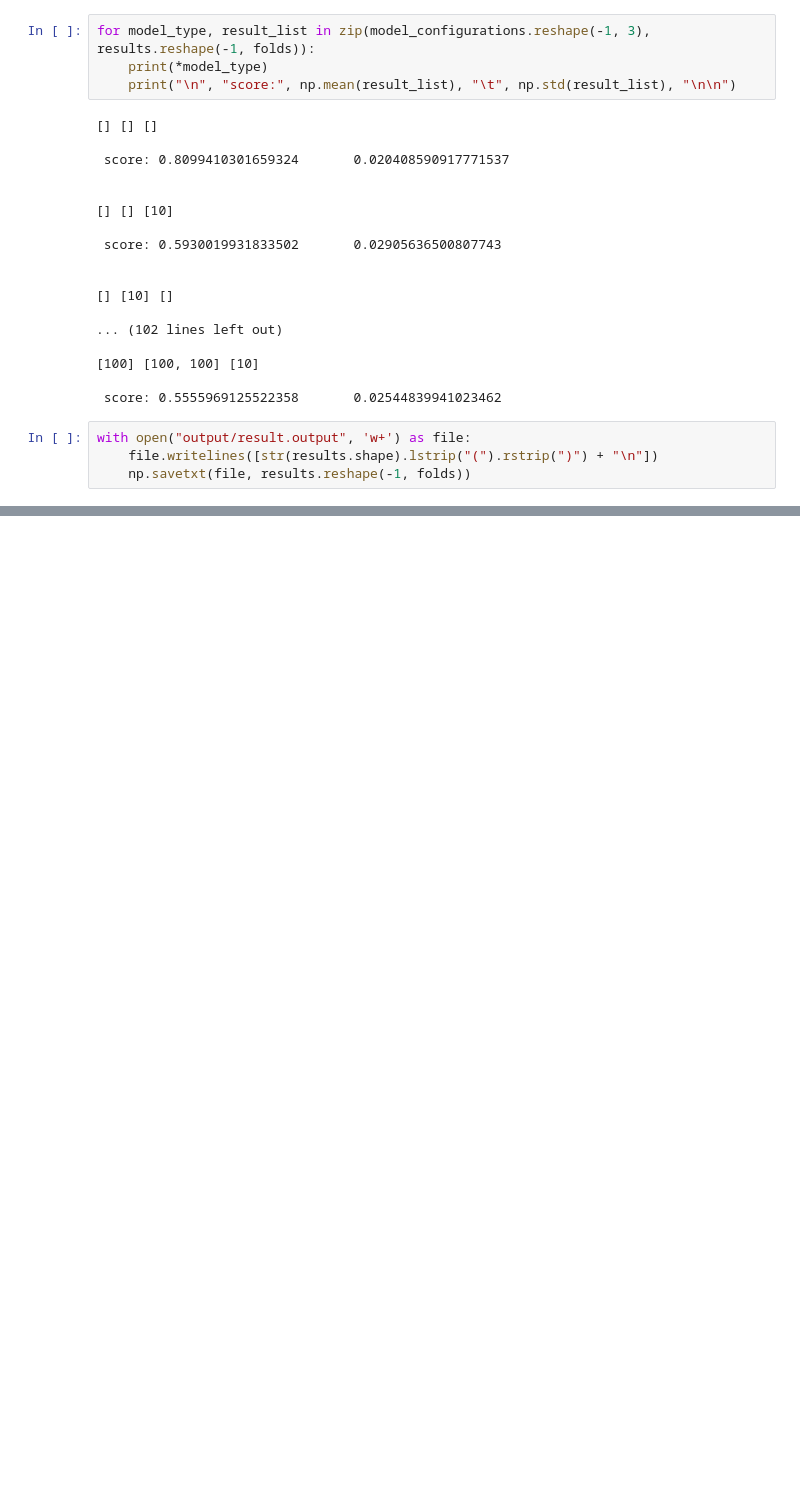
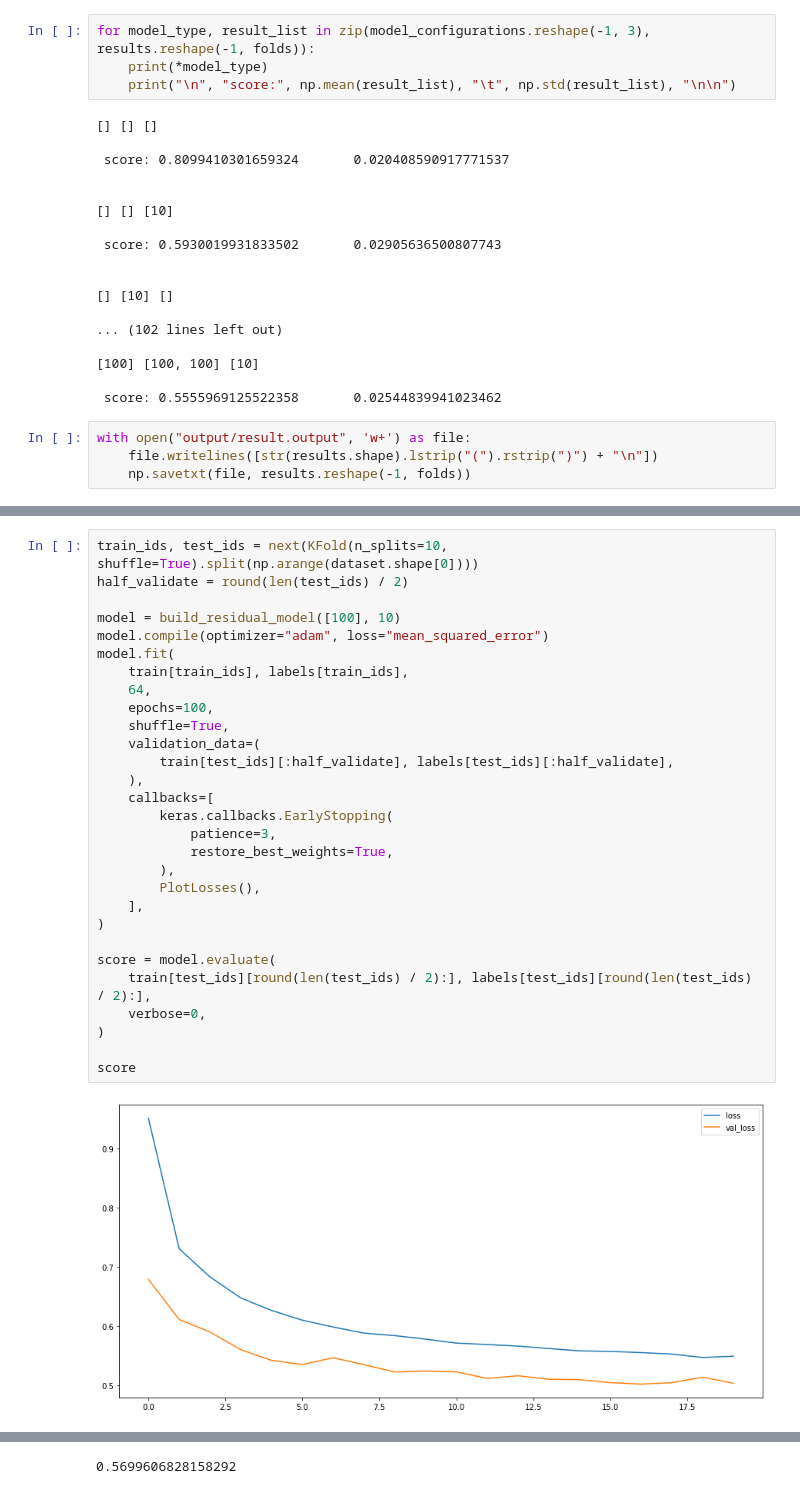
Before and after one commit to matejsladek/random_layers, a Jupyter notebook: code/experiments/census-income/Census Income.ipynb, the cells around one changed output, grey strips where cells are left out. Cells and saved outputs as stored; diff of their text form; blank space fills up the shorter version.

Commit message:
Modify for residual version

```diff
--- a/code/experiments/census-income/Census Income.ipynb
+++ b/code/experiments/census-income/Census Income.ipynb
@@ -405,0 +430,31 @@ with open("output/result.output", 'w+') as file:
+# %%
+train_ids, test_ids = next(KFold(n_splits=10, shuffle=True).split(np.arange(dataset.shape[0])))
+half_validate = round(len(test_ids) / 2)
+
+model = build_residual_model([100], 10)
+model.compile(optimizer="adam", loss="mean_squared_error")
+model.fit(
+    train[train_ids], labels[train_ids],
+    64,
+    epochs=100,
+    shuffle=True,
+    validation_data=(
+        train[test_ids][:half_validate], labels[test_ids][:half_validate],
+    ),
+    callbacks=[
+        keras.callbacks.EarlyStopping(
+            patience=3,
+            restore_best_weights=True,
+        ),
+        PlotLosses(),
+    ],
+)
+
+score = model.evaluate(
+    train[test_ids][round(len(test_ids) / 2):], labels[test_ids][round(len(test_ids) / 2):],
+    verbose=0,
+)
+
+score
+# %% [output]
+[figure, added]
@@ -405,0 +462 @@ with open("output/result.output", 'w+') as file:
+0.5699606828158292
```
Also changed, not shown: parts of 29 cells of this notebook.
